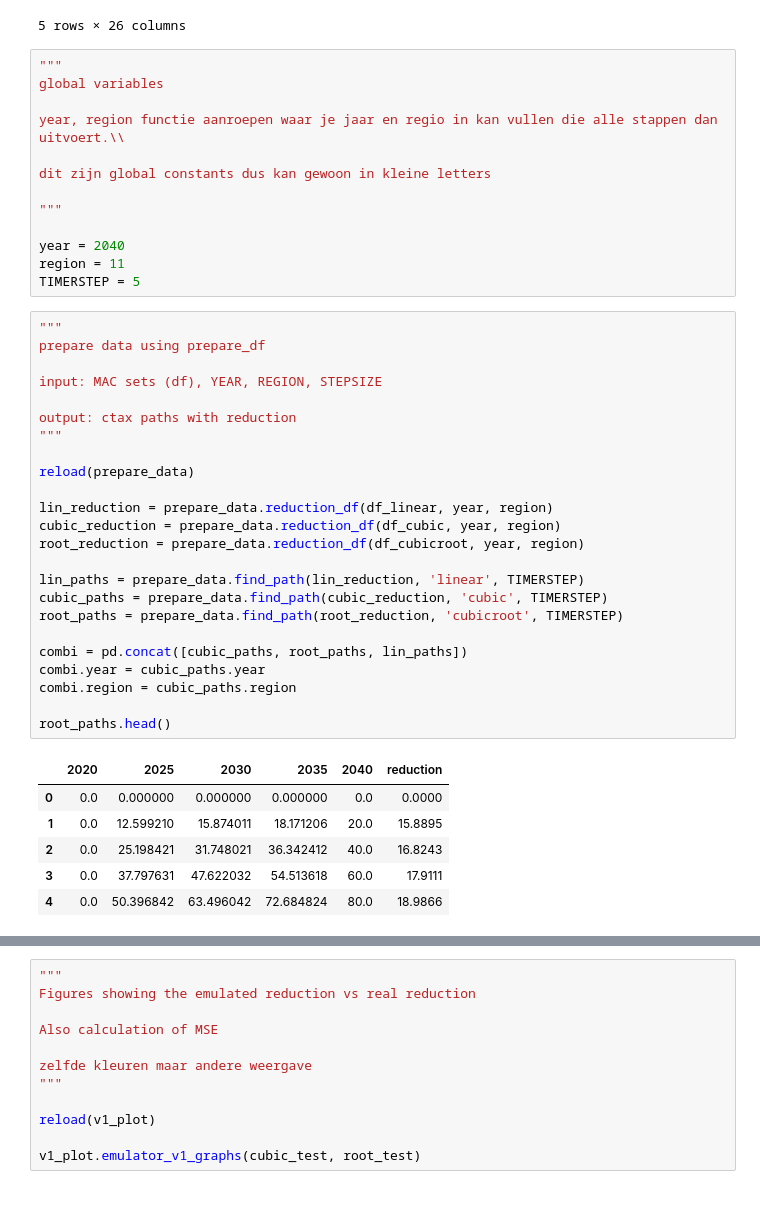
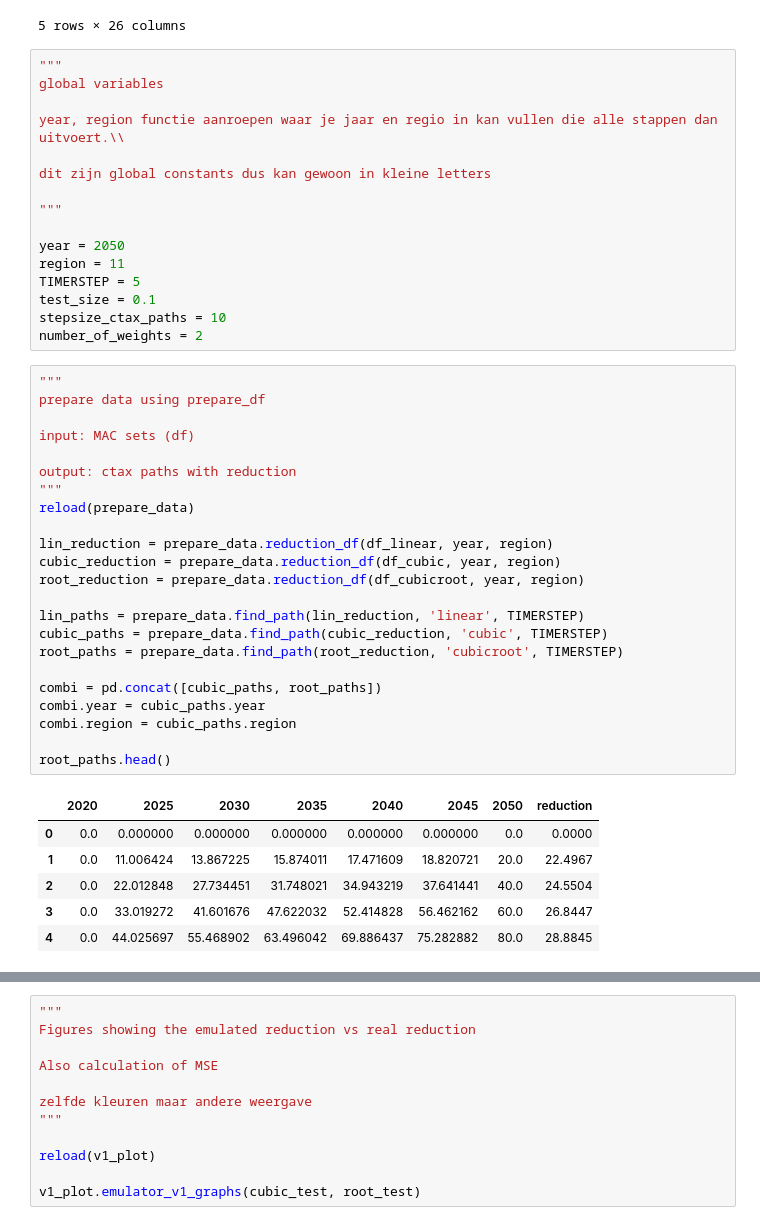
Before and after one commit to TVHTE/PBL_Code, a Jupyter notebook: Emulator/main.ipynb, the cells around one changed output, grey strips where cells are left out. Saved outputs shown, nothing was run; the diff lists cells and outputs as text.

```diff
--- a/Emulator/main.ipynb
+++ b/Emulator/main.ipynb
@@ -72,40 +72,42 @@ dit zijn global constants dus kan gewoon in kleine letters
 
 """
 
-year = 2040
+year = 2050
 region = 11
 TIMERSTEP = 5
+test_size = 0.1
+stepsize_ctax_paths = 10
+number_of_weights = 2
 # %%
 """
 prepare data using prepare_df
 
-input: MAC sets (df), YEAR, REGION, STEPSIZE
+input: MAC sets (df)
 
 output: ctax paths with reduction
 """
-
 reload(prepare_data)
 
 lin_reduction = prepare_data.reduction_df(df_linear, year, region)
 cubic_reduction = prepare_data.reduction_df(df_cubic, year, region)
 root_reduction = prepare_data.reduction_df(df_cubicroot, year, region)
 
 lin_paths = prepare_data.find_path(lin_reduction, 'linear', TIMERSTEP)
 cubic_paths = prepare_data.find_path(cubic_reduction, 'cubic', TIMERSTEP)
 root_paths = prepare_data.find_path(root_reduction, 'cubicroot', TIMERSTEP)
 
-combi = pd.concat([cubic_paths, root_paths, lin_paths])
+combi = pd.concat([cubic_paths, root_paths])
 combi.year = cubic_paths.year
 combi.region = cubic_paths.region
 
 root_paths.head()
 # %% [output]
-|  | 2020 | 2025 | 2030 | 2035 | 2040 | reduction |
-| 0 | 0.0 | 0.000000 | 0.000000 | 0.000000 | 0.0 | 0.0000 |
-| 1 | 0.0 | 12.599210 | 15.874011 | 18.171206 | 20.0 | 15.8895 |
-| 2 | 0.0 | 25.198421 | 31.748021 | 36.342412 | 40.0 | 16.8243 |
-| 3 | 0.0 | 37.797631 | 47.622032 | 54.513618 | 60.0 | 17.9111 |
-| 4 | 0.0 | 50.396842 | 63.496042 | 72.684824 | 80.0 | 18.9866 |
+|  | 2020 | 2025 | 2030 | 2035 | 2040 | 2045 | 2050 | reduction |
+| 0 | 0.0 | 0.000000 | 0.000000 | 0.000000 | 0.000000 | 0.000000 | 0.0 | 0.0000 |
+| 1 | 0.0 | 11.006424 | 13.867225 | 15.874011 | 17.471609 | 18.820721 | 20.0 | 22.4967 |
+| 2 | 0.0 | 22.012848 | 27.734451 | 31.748021 | 34.943219 | 37.641441 | 40.0 | 24.5504 |
+| 3 | 0.0 | 33.019272 | 41.601676 | 47.622032 | 52.414828 | 56.462162 | 60.0 | 26.8447 |
+| 4 | 0.0 | 44.025697 | 55.468902 | 63.496042 | 69.886437 | 75.282882 | 80.0 | 28.8845 |
 # %%
 """
 train prepared dataframe
```
Also changed, not shown: parts of 2 cells of this notebook, 1 other file.
